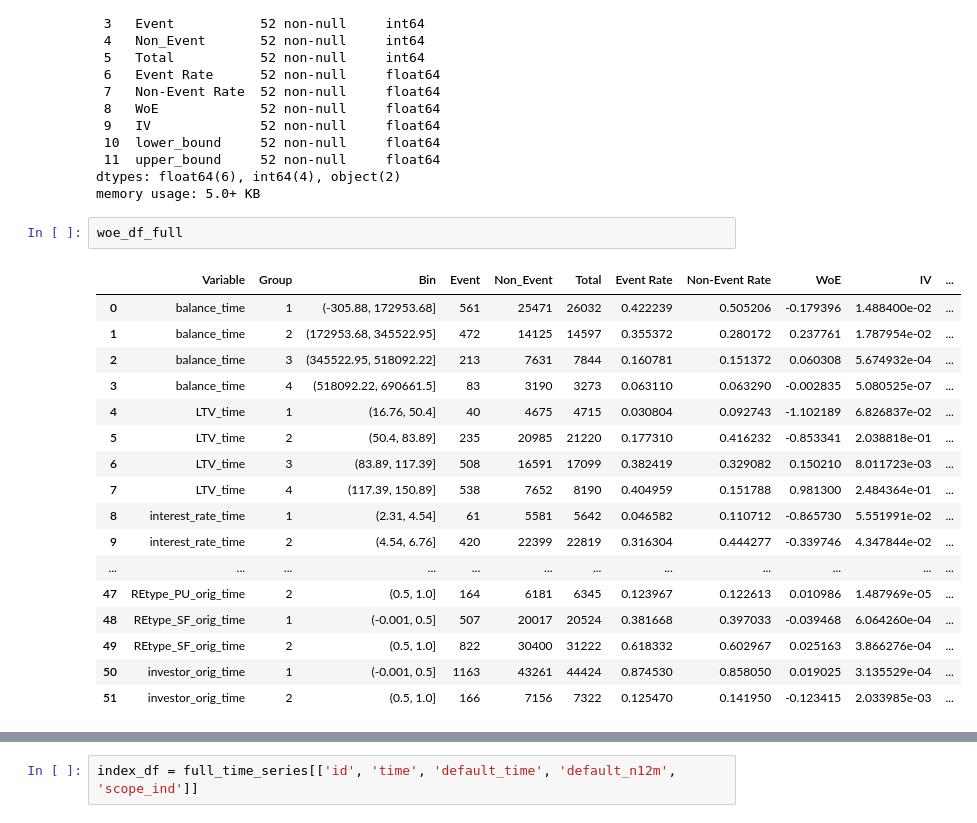
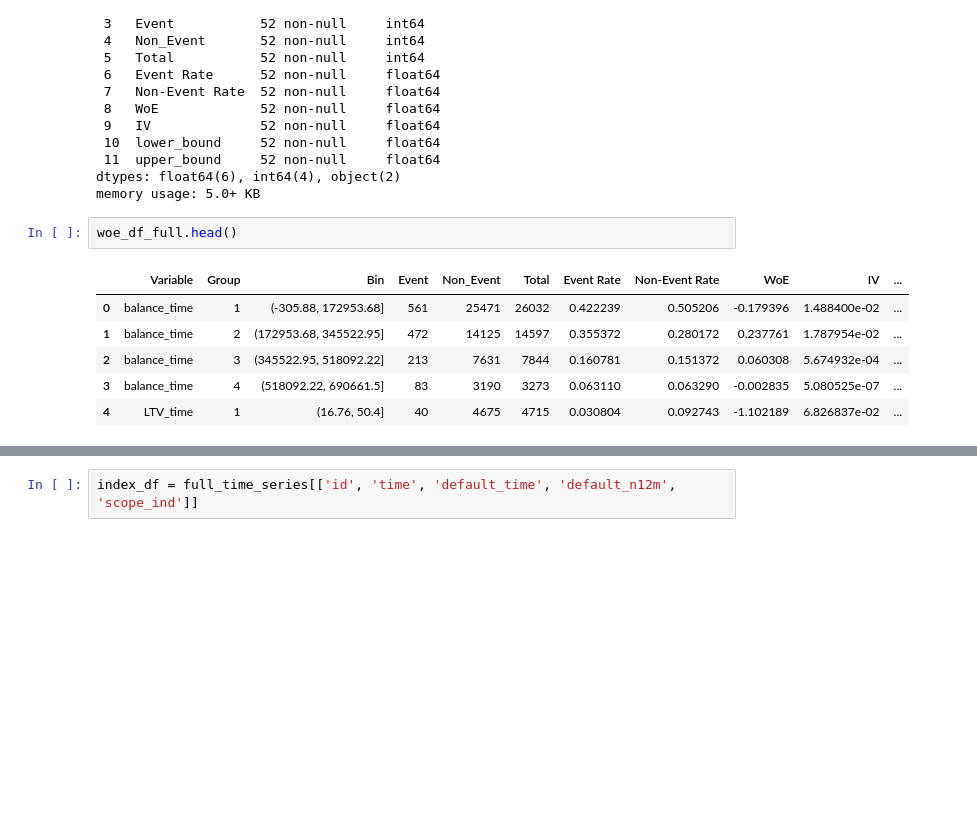
Before and after one commit to sbs23038/Capstone, a Jupyter notebook: SBS23038_Sem3.ipynb, the cells around one changed output, grey strips where cells are left out. Cells and saved outputs as stored; diff of their text form; blank space fills up the shorter version.

```diff
--- a/SBS23038_Sem3.ipynb
+++ b/SBS23038_Sem3.ipynb
@@ -641,24 +597,13 @@ Data columns (total 12 columns):
 dtypes: float64(6), int64(4), object(2)
 memory usage: 5.0+ KB
 # %%
-woe_df_full
+woe_df_full.head()
 # %% [output]
 |  | Variable | Group | Bin | Event | Non_Event | Total | Event Rate | Non-Event Rate | WoE | IV | ... |
 | 0 | balance_time | 1 | (-305.88, 172953.68] | 561 | 25471 | 26032 | 0.422239 | 0.505206 | -0.179396 | 1.488400e-02 | ... |
 | 1 | balance_time | 2 | (172953.68, 345522.95] | 472 | 14125 | 14597 | 0.355372 | 0.280172 | 0.237761 | 1.787954e-02 | ... |
 | 2 | balance_time | 3 | (345522.95, 518092.22] | 213 | 7631 | 7844 | 0.160781 | 0.151372 | 0.060308 | 5.674932e-04 | ... |
 | 3 | balance_time | 4 | (518092.22, 690661.5] | 83 | 3190 | 3273 | 0.063110 | 0.063290 | -0.002835 | 5.080525e-07 | ... |
 | 4 | LTV_time | 1 | (16.76, 50.4] | 40 | 4675 | 4715 | 0.030804 | 0.092743 | -1.102189 | 6.826837e-02 | ... |
-| 5 | LTV_time | 2 | (50.4, 83.89] | 235 | 20985 | 21220 | 0.177310 | 0.416232 | -0.853341 | 2.038818e-01 | ... |
-| 6 | LTV_time | 3 | (83.89, 117.39] | 508 | 16591 | 17099 | 0.382419 | 0.329082 | 0.150210 | 8.011723e-03 | ... |
-| 7 | LTV_time | 4 | (117.39, 150.89] | 538 | 7652 | 8190 | 0.404959 | 0.151788 | 0.981300 | 2.484364e-01 | ... |
-| 8 | interest_rate_time | 1 | (2.31, 4.54] | 61 | 5581 | 5642 | 0.046582 | 0.110712 | -0.865730 | 5.551991e-02 | ... |
-| 9 | interest_rate_time | 2 | (4.54, 6.76] | 420 | 22399 | 22819 | 0.316304 | 0.444277 | -0.339746 | 4.347844e-02 | ... |
-| ... | ... | ... | ... | ... | ... | ... | ... | ... | ... | ... | ... |
-| 47 | REtype_PU_orig_time | 2 | (0.5, 1.0] | 164 | 6181 | 6345 | 0.123967 | 0.122613 | 0.010986 | 1.487969e-05 | ... |
-| 48 | REtype_SF_orig_time | 1 | (-0.001, 0.5] | 507 | 20017 | 20524 | 0.381668 | 0.397033 | -0.039468 | 6.064260e-04 | ... |
-| 49 | REtype_SF_orig_time | 2 | (0.5, 1.0] | 822 | 30400 | 31222 | 0.618332 | 0.602967 | 0.025163 | 3.866276e-04 | ... |
-| 50 | investor_orig_time | 1 | (-0.001, 0.5] | 1163 | 43261 | 44424 | 0.874530 | 0.858050 | 0.019025 | 3.135529e-04 | ... |
-| 51 | investor_orig_time | 2 | (0.5, 1.0] | 166 | 7156 | 7322 | 0.125470 | 0.141950 | -0.123415 | 2.033985e-03 | ... |
 # %%
 woe_df_to_apply = woe_df_full[['Variable', 'Group', 'WoE', 'lower_bound', 'upper_bound']]
```
Also changed, not shown: parts of 149 cells of this notebook.
